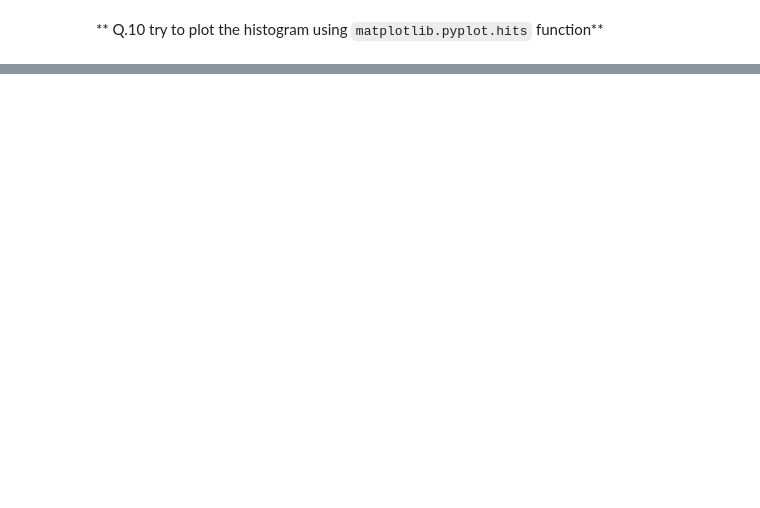
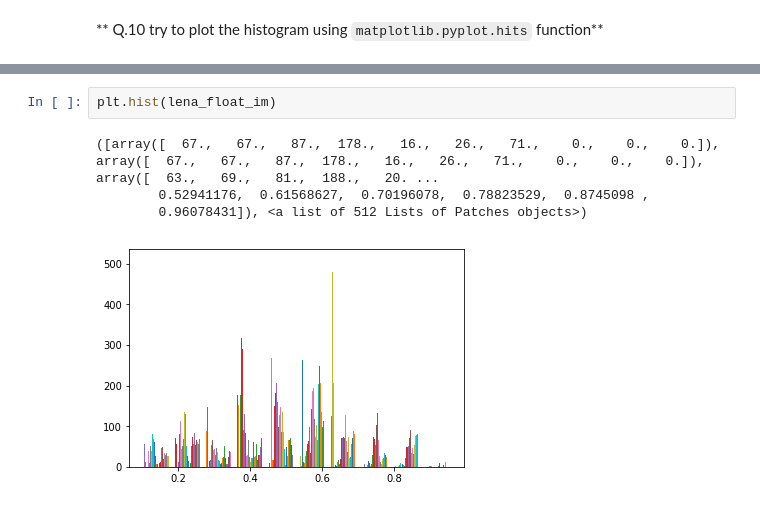
Before and after one commit to amjadkhan9686/B31XB-IIP-TP-1718, a Jupyter notebook: 1-introducion/1-introduction-skimage.ipynb, the cells around one changed output, grey strips where cells are left out. Cells and saved outputs as stored; diff of their text form; blank space fills up the shorter version.

```diff
--- a/1-introducion/1-introduction-skimage.ipynb
+++ b/1-introducion/1-introduction-skimage.ipynb
@@ -175,0 +185,7 @@ plt.plot(b,a)
+# %%
+plt.hist(lena_float_im)
+# %% [output]
+([array([  67.,   67.,   87.,  178.,   16.,   26.,   71.,    0.,    0.,    0.]), array([  67.,   67.,   87.,  178.,   16.,   26.,   71.,    0.,    0.,    0.]), array([  63.,   69.,   81.,  188.,   20. ...
+        0.52941176,  0.61568627,  0.70196078,  0.78823529,  0.8745098 ,
+        0.96078431]), <a list of 512 Lists of Patches objects>)
+[figure, added]
```
Also changed, not shown: parts of 9 cells of this notebook, 1 other file.
